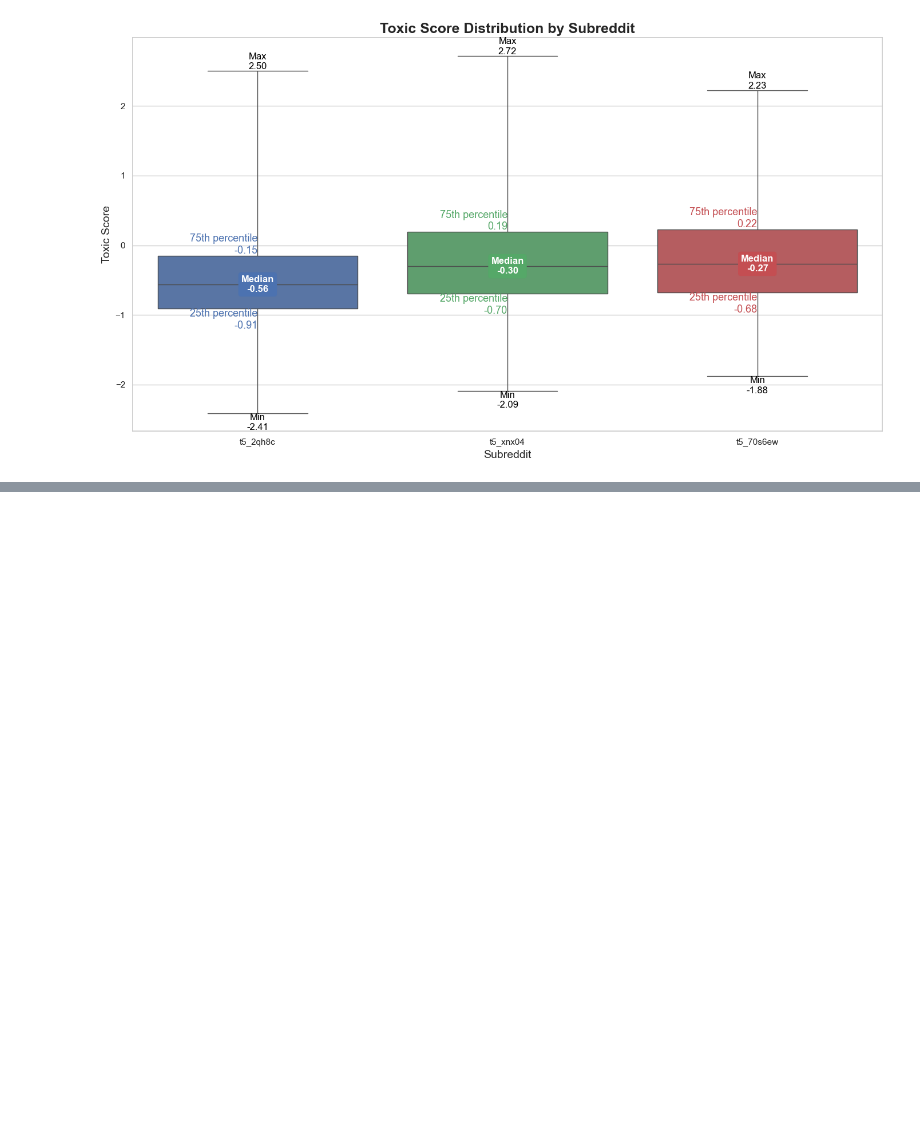
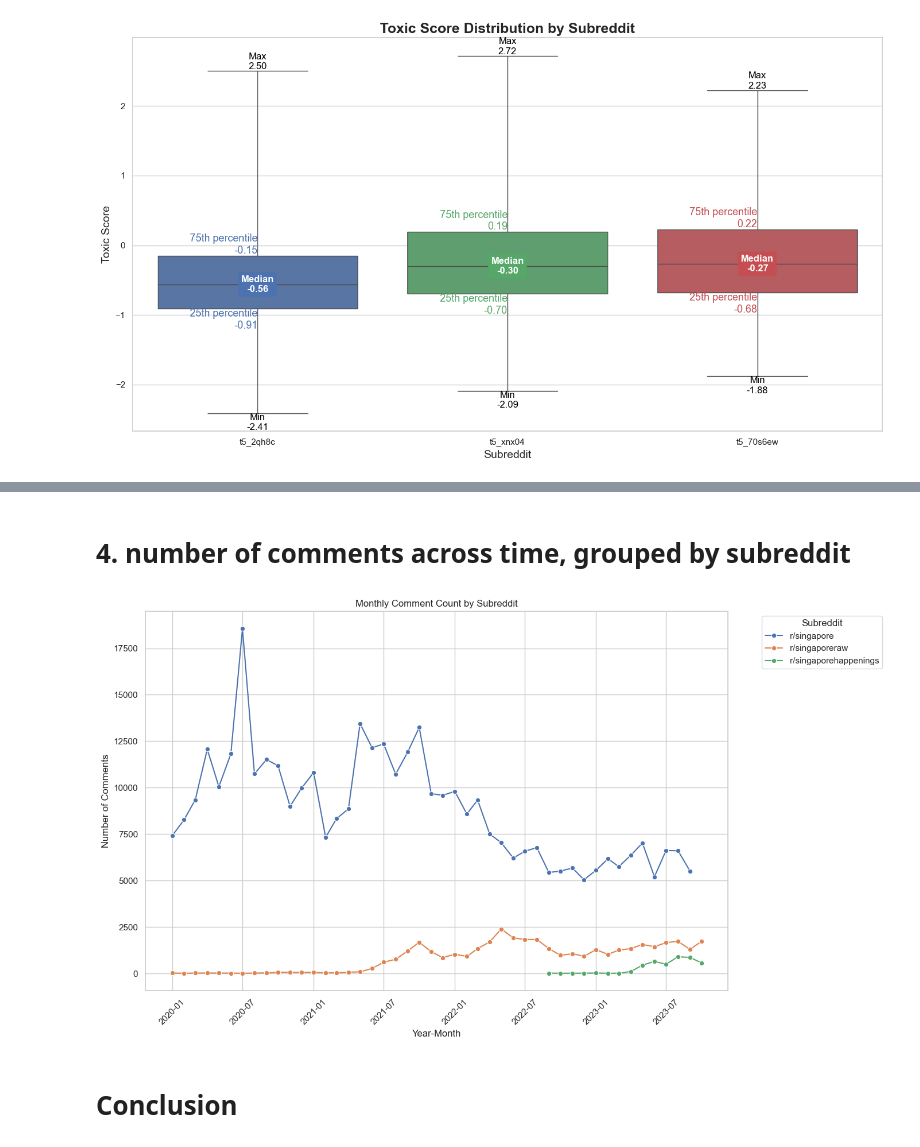
Before and after one commit to rhyden-kx/DSA4264, a Jupyter notebook: eda_2/subreddit.ipynb, the cells around one changed output, grey strips where cells are left out. Drawn from its saved outputs; the diff is of its cells as text; code cells hidden in the pictures; blank space fills up the shorter version.

```diff
--- a/eda_2/subreddit.ipynb
+++ b/eda_2/subreddit.ipynb
@@ -207,0 +274,27 @@ Passing `palette` without assigning `hue` is deprecated and will be removed in v
+# %% [markdown]
+# 4. number of comments across time, grouped by subreddit
+# %%
+# Ensure year_month is in datetime format for consistent plotting
+results_df['year_month'] = pd.to_datetime(results_df['year_month'].astype(str))
+
+# Aggregate to count the number of entries per subreddit per month
+monthly_comment_count = results_df.groupby(['year_month', 'subreddit_name']).size().reset_index(name='comment_count')
+
+
+
+# Plot using seaborn to handle grouping by subreddit
+plt.figure(figsize=(14, 8))
+sns.lineplot(data=monthly_comment_count, x='year_month', y='comment_count', hue='subreddit_name', marker='o')
+
+# Formatting the plot
+plt.xlabel('Year-Month')
+plt.ylabel('Number of Comments')
+plt.title('Monthly Comment Count by Subreddit')
+plt.xticks(rotation=45)  # Rotate for readability
+plt.legend(title='Subreddit', bbox_to_anchor=(1.05, 1), loc='upper left')  # Place legend outside the plot
+plt.tight_layout()
+plt.show()
+# %% [output]
+[figure, added]
+# %% [markdown]
+# Conclusion
```
Also changed, not shown: parts of 6 cells of this notebook.
